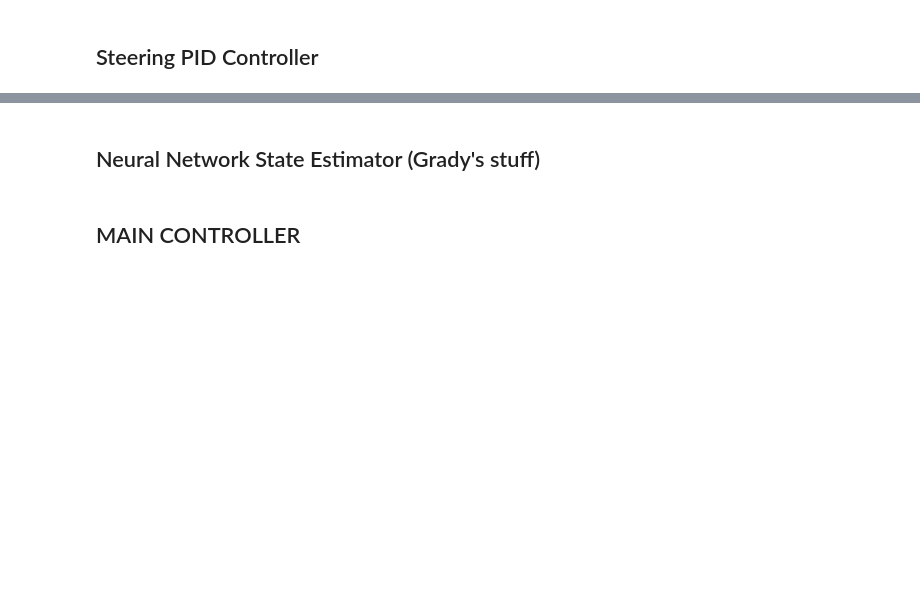
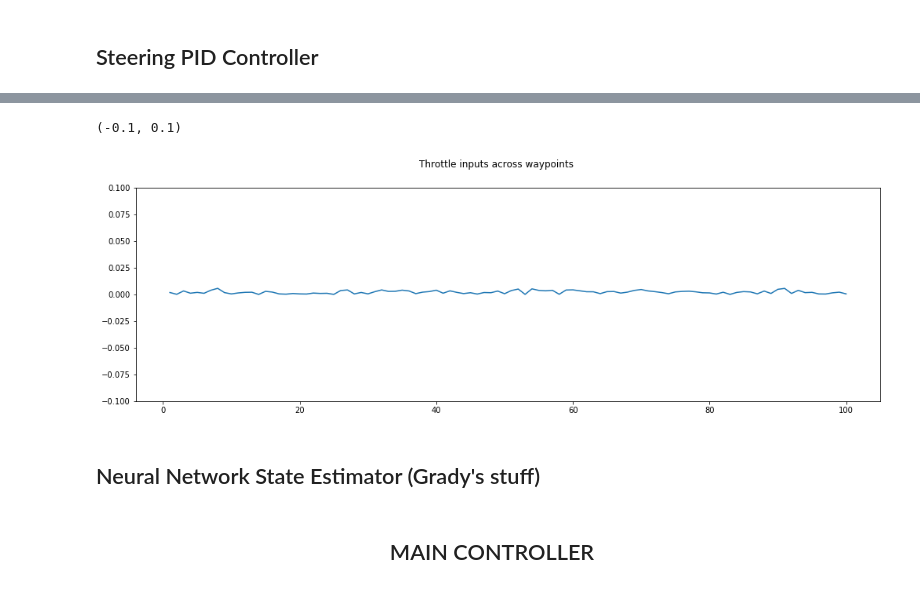
Before and after one commit to ZJUTongYang/AutoRally-Path-Optimization, a Jupyter notebook: PID Random Paths.ipynb, the cells around one changed output, grey strips where cells are left out. Saved outputs shown, nothing was run; the diff lists cells and outputs as text; code cells hidden in the pictures; blank space fills up the shorter version.

```diff
--- a/PID Random Paths.ipynb
+++ b/PID Random Paths.ipynb
@@ -132,3 +189,17 @@ def throttlePID():
+# %%
+# Testing Steering PID: Same as for throttle PID
+steeringAtPoints = []
+for i, j in zip(range(0, len(x_waypoints) - 1), range(0, len(y_waypoints)-1)):
+    sumPID, pastError = steeringPID(x_waypoints[i], y_waypoints[j], x_waypoints[i + 1], y_waypoints[j + 1], True, 0, 0.1, 0)
+    steeringAtPoints.append(sumPID)
+
+f3, ((ax3)) = plt.subplots(1, 1, figsize=(17, 5), sharex='col', sharey='row')
+ax3.plot(np.linspace(1, 100,len(steeringAtPoints)), steeringAtPoints)
+f3.suptitle(r'Throttle inputs across waypoints')
+ax3.set_ylim([-0.1, 0.1])
+# %% [output]
+(-0.1, 0.1)
+[figure, added]
 # %% [markdown]
 ## Neural Network State Estimator (Grady's stuff)
 # %%
@@ -211,5 +282,5 @@ if __name__ == "__main__":
 
     #animate(np.asarray(state_history), "random_controls")
 # %% [markdown]
-## MAIN CONTROLLER
+## <center> MAIN CONTROLLER <center>
 # %%
```
Also changed, not shown: parts of 17 cells of this notebook, 1 other file.
